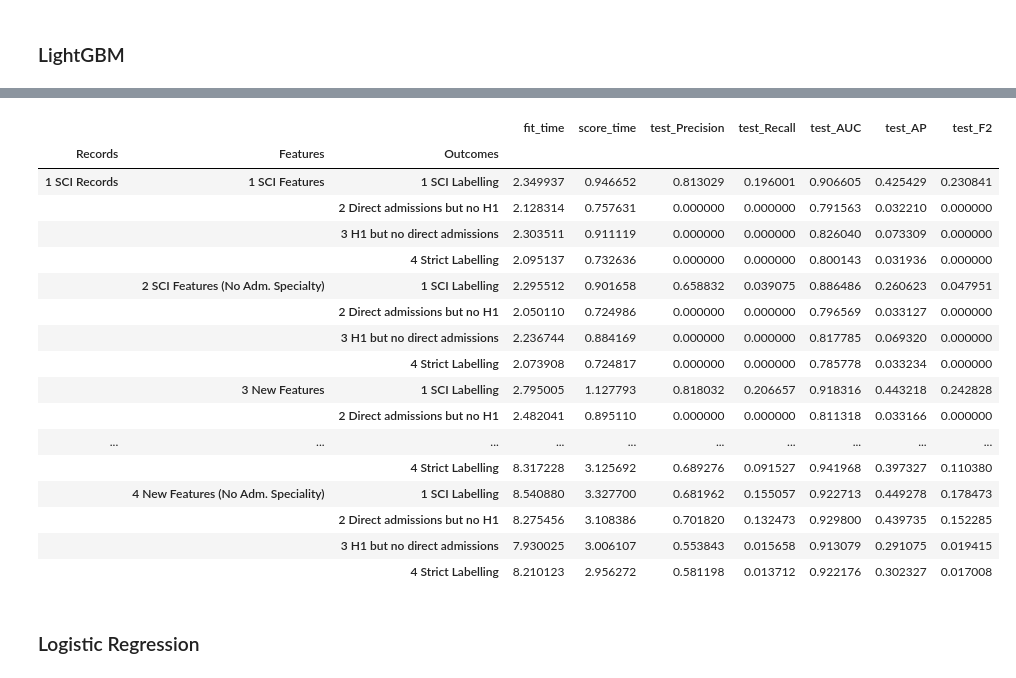
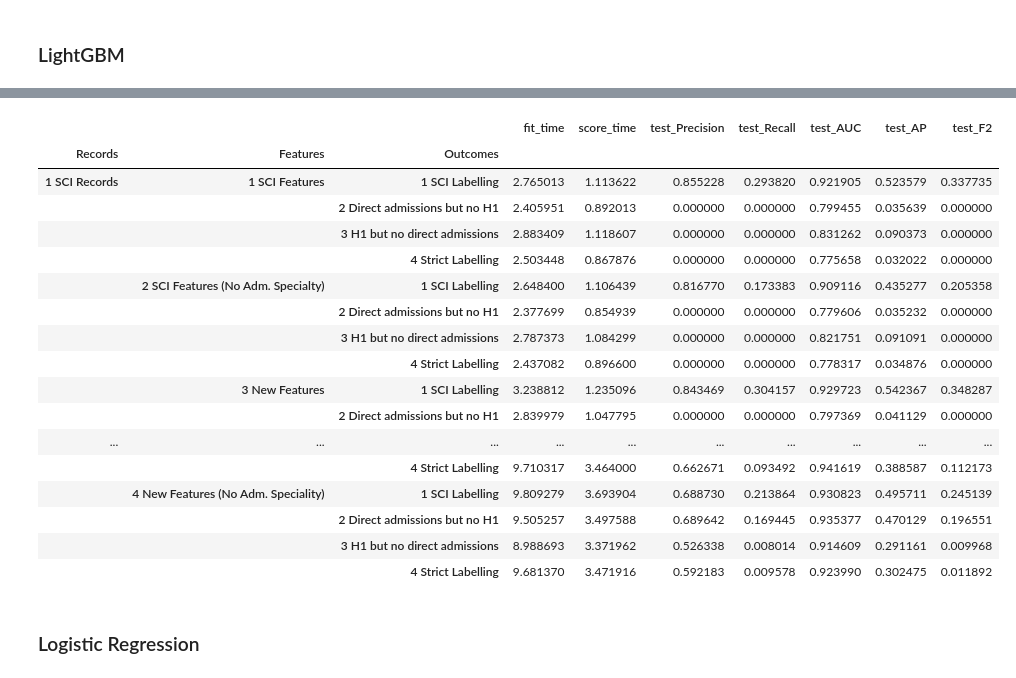
Before and after one commit to steliosbl/acute-care-pathways, a Jupyter notebook: acd_experiment/salford_dataset_replication.ipynb, the cells around one changed output, grey strips where cells are left out. Saved outputs shown, nothing was run; the diff lists cells and outputs as text; code cells hidden in the pictures.

Commit message:
Processed updated Salford dataset

```diff
--- a/acd_experiment/salford_dataset_replication.ipynb
+++ b/acd_experiment/salford_dataset_replication.ipynb
@@ -24,7 +24,6 @@ class Notebook:
     FROM_EXCEL = False
 # %%
 sal = SalfordData(pd.read_hdf(f'{Notebook.DATA_DIR}/sal_processed.h5', 'table'))
-sal = SalfordData(sal[sal.Age >= 16])
 # %% [markdown]
 ## Overlap with SCI Dataset
 # %%
@@ -114,13 +113,11 @@ from lightgbm import LGBMClassifier
 from tqdm import tqdm
 
 RESULTS = []
-def old_study_replication(sal, scii, sci_sal_intersect):
-    scores_with_notes_labs_and_hospital = ['NEWS_RespiratoryRate_Admission', 'NEWS_O2Sat_Admission', 'NEWS_Temperature_Admission', 'NEWS_BP_Admission', 'NEWS_HeartRate_Admission', 'NEWS_AVCPU_Admission', 'NEWS_BreathingDevice_Admission', 'Female', 'Age', 'Blood_Haemoglobin_Admission', 'Blood_Urea_Admission', 'Blood_Sodium_Admission', 'Blood_Potassium_Admission', 'Blood_Creatinine_Admission', 'AE_PresentingComplaint', 'AE_MainDiagnosis', 'SentToSDEC', 'Readmission', 'AdmitMethod', 'AdmissionSpecialty']
+def old_study_replication(sal, sci_sal_intersect):
+    with_notes_labs_and_hospital = ['Obs_RespiratoryRate_Admission', 'Obs_BreathingDevice_Admission', 'Obs_O2Sats_Admission', 'Obs_Temperature_Admission', 'Obs_SystolicBP_Admission', 'Obs_DiastolicBP_Admission', 'Obs_HeartRate_Admission', 'Obs_AVCPU_Admission', 'Obs_Pain_Admission', 'Obs_Nausea_Admission', 'Obs_Vomiting_Admission', 'Female', 'Age', 'Blood_Haemoglobin_Admission', 'Blood_Urea_Admission', 'Blood_Sodium_Admission', 'Blood_Potassium_Admission', 'Blood_Creatinine_Admission', 'AE_PresentingComplaint', 'AE_MainDiagnosis', 'SentToSDEC', 'Readmission', 'AdmitMethod', 'AdmissionSpecialty']
     new_features = ['Blood_DDimer_Admission', 'Blood_CRP_Admission', 'Blood_Albumin_Admission', 'Blood_WhiteCount_Admission', 'Waterlow_Score', 'CFS_Score', 'CharlsonIndex']
-    sci_news_extended = ['Respiration_rate', 'O2_saturation', 'Temperature', 'SystolicBP', 'HeartRate', 'AVCPU_Alert', 'AssistedBreathing', 'VomitingSinceLastRound', 'DiastolicBP', 'LyingDown', 'Pain', 'Oxygen_flow_rate', 'Nausea', 'BreathingDevice']
 
-    X = SalfordData(sal[scores_with_notes_labs_and_hospital + new_features]).convert_str_to_categorical(inplace=False)
-    scii = SCIData(scii.loc[sci_sal_intersect, sci_news_extended]).categorize()
+    X = SalfordData(sal[with_notes_labs_and_hospital + new_features]).convert_str_to_categorical(inplace=False)
 
     outcomes = {
         "4 Strict Labelling": sal.derive_critical_event(wards=["CCU"], ignore_admit_ward=True, return_series=True),
@@ -129,68 +126,63 @@ def old_study_replication(sal, scii, sci_sal_intersect):
         "1 SCI Labelling": sal.derive_critical_event(wards=["CCU", "HH1M"], ignore_admit_ward=False, return_series=True)
     }
     feature_sets = {
-        "1 SCI Features": X[scores_with_notes_labs_and_hospital],
-        "2 SCI Features (No Adm. Specialty)": X[scores_with_notes_labs_and_hospital[:-1]],
-        "3 New Features": X[scores_with_notes_labs_and_hospital + new_features],
-        "4 New Features (No Adm. Speciality)": X[scores_with_notes_labs_and_hospital[:-1] + new_features],
-        "5 Composite Features": pd.concat((X.loc[sci_sal_intersect, scores_with_notes_labs_and_hospital[7:]], scii), axis=1),
-        "6 Composite Features (No Adm. Speciality)": pd.concat((X.loc[sci_sal_intersect, scores_with_notes_labs_and_hospital[7:-1]], scii), axis=1),
+        "1 SCI Features": X[with_notes_labs_and_hospital],
+        "2 SCI Features (No Adm. Specialty)": X[with_notes_labs_and_hospital[:-1]],
+        "3 New Features": X[with_notes_labs_and_hospital + new_features],
+        "4 New Features (No Adm. Speciality)": X[with_notes_labs_and_hospital[:-1] + new_features],
     }
     record_sets = {
         "1 SCI Records": sci_sal_intersect,
         "2 All Records": X.index
     }
-
 
     lightgbm_parameters = dict(
         objective='binary',
         random_state=42,
         metrics=['l2', 'auc'],
         boosting_type='gbdt',
         n_jobs=1,
         is_unbalance=True
     )
 
     for i, ((y_name, y), (x_name, x), (xi_name, xi)) in tqdm(enumerate(itertools.product(outcomes.items(), feature_sets.items(), record_sets.items()))):
-        if (xi_name == '2 All Records') and ('Composite' in x_name):
-            continue
-
+        # xi = np.concatenate((y[y].sample(500).index, y[~y].sample(1000).index))
         with warnings.catch_warnings():
             warnings.simplefilter("ignore")
             RESULTS.append(
                 pd.DataFrame.from_dict(cross_validate(CalibratedClassifierCV(
                     LGBMClassifier(**lightgbm_parameters), **calibration_parameters
                 ), x.loc[xi], y.loc[xi], cv=5, n_jobs=1, scoring=cross_validation_metrics)).assign(
                     Iter=i,
                     Features=x_name,
                     Records=xi_name,
                     Outcomes=y_name
                 )
             )
 
     return RESULTS
 
-replication_results = pd.concat(old_study_replication(sal, scii, sci_sal_intersect)).drop('Iter', axis=1).groupby(['Records', 'Features', 'Outcomes']).mean()
+replication_results = pd.concat(old_study_replication(sal, sci_sal_intersect)).drop('Iter', axis=1).groupby(['Records', 'Features', 'Outcomes']).mean()
 replication_results
 # %% [output]
 |  |  |  | fit_time | score_time | test_Precision | test_Recall | test_AUC | test_AP | test_F2 |
 | Records | Features | Outcomes |  |  |  |  |  |  |  |
-| 1 SCI Records | 1 SCI Features | 1 SCI Labelling | 2.349937 | 0.946652 | 0.813029 | 0.196001 | 0.906605 | 0.425429 | 0.230841 |
-|  |  | 2 Direct admissions but no H1 | 2.128314 | 0.757631 | 0.000000 | 0.000000 | 0.791563 | 0.032210 | 0.000000 |
-|  |  | 3 H1 but no direct admissions | 2.303511 | 0.911119 | 0.000000 | 0.000000 | 0.826040 | 0.073309 | 0.000000 |
-|  |  | 4 Strict Labelling | 2.095137 | 0.732636 | 0.000000 | 0.000000 | 0.800143 | 0.031936 | 0.000000 |
-|  | 2 SCI Features (No Adm. Specialty) | 1 SCI Labelling | 2.295512 | 0.901658 | 0.658832 | 0.039075 | 0.886486 | 0.260623 | 0.047951 |
-|  |  | 2 Direct admissions but no H1 | 2.050110 | 0.724986 | 0.000000 | 0.000000 | 0.796569 | 0.033127 | 0.000000 |
-|  |  | 3 H1 but no direct admissions | 2.236744 | 0.884169 | 0.000000 | 0.000000 | 0.817785 | 0.069320 | 0.000000 |
-|  |  | 4 Strict Labelling | 2.073908 | 0.724817 | 0.000000 | 0.000000 | 0.785778 | 0.033234 | 0.000000 |
-|  | 3 New Features | 1 SCI Labelling | 2.795005 | 1.127793 | 0.818032 | 0.206657 | 0.918316 | 0.443218 | 0.242828 |
-|  |  | 2 Direct admissions but no H1 | 2.482041 | 0.895110 | 0.000000 | 0.000000 | 0.811318 | 0.033166 | 0.000000 |
+| 1 SCI Records | 1 SCI Features | 1 SCI Labelling | 2.765013 | 1.113622 | 0.855228 | 0.293820 | 0.921905 | 0.523579 | 0.337735 |
+|  |  | 2 Direct admissions but no H1 | 2.405951 | 0.892013 | 0.000000 | 0.000000 | 0.799455 | 0.035639 | 0.000000 |
+|  |  | 3 H1 but no direct admissions | 2.883409 | 1.118607 | 0.000000 | 0.000000 | 0.831262 | 0.090373 | 0.000000 |
+|  |  | 4 Strict Labelling | 2.503448 | 0.867876 | 0.000000 | 0.000000 | 0.775658 | 0.032022 | 0.000000 |
+|  | 2 SCI Features (No Adm. Specialty) | 1 SCI Labelling | 2.648400 | 1.106439 | 0.816770 | 0.173383 | 0.909116 | 0.435277 | 0.205358 |
+|  |  | 2 Direct admissions but no H1 | 2.377699 | 0.854939 | 0.000000 | 0.000000 | 0.779606 | 0.035232 | 0.000000 |
+|  |  | 3 H1 but no direct admissions | 2.787373 | 1.084299 | 0.000000 | 0.000000 | 0.821751 | 0.091091 | 0.000000 |
+|  |  | 4 Strict Labelling | 2.437082 | 0.896600 | 0.000000 | 0.000000 | 0.778317 | 0.034876 | 0.000000 |
+|  | 3 New Features | 1 SCI Labelling | 3.238812 | 1.235096 | 0.843469 | 0.304157 | 0.929723 | 0.542367 | 0.348287 |
+|  |  | 2 Direct admissions but no H1 | 2.839979 | 1.047795 | 0.000000 | 0.000000 | 0.797369 | 0.041129 | 0.000000 |
 | ... | ... | ... | ... | ... | ... | ... | ... | ... | ... |
-|  |  | 4 Strict Labelling | 8.317228 | 3.125692 | 0.689276 | 0.091527 | 0.941968 | 0.397327 | 0.110380 |
-|  | 4 New Features (No Adm. Speciality) | 1 SCI Labelling | 8.540880 | 3.327700 | 0.681962 | 0.155057 | 0.922713 | 0.449278 | 0.178473 |
-|  |  | 2 Direct admissions but no H1 | 8.275456 | 3.108386 | 0.701820 | 0.132473 | 0.929800 | 0.439735 | 0.152285 |
-|  |  | 3 H1 but no direct admissions | 7.930025 | 3.006107 | 0.553843 | 0.015658 | 0.913079 | 0.291075 | 0.019415 |
-|  |  | 4 Strict Labelling | 8.210123 | 2.956272 | 0.581198 | 0.013712 | 0.922176 | 0.302327 | 0.017008 |
+|  |  | 4 Strict Labelling | 9.710317 | 3.464000 | 0.662671 | 0.093492 | 0.941619 | 0.388587 | 0.112173 |
+|  | 4 New Features (No Adm. Speciality) | 1 SCI Labelling | 9.809279 | 3.693904 | 0.688730 | 0.213864 | 0.930823 | 0.495711 | 0.245139 |
+|  |  | 2 Direct admissions but no H1 | 9.505257 | 3.497588 | 0.689642 | 0.169445 | 0.935377 | 0.470129 | 0.196551 |
+|  |  | 3 H1 but no direct admissions | 8.988693 | 3.371962 | 0.526338 | 0.008014 | 0.914609 | 0.291161 | 0.009968 |
+|  |  | 4 Strict Labelling | 9.681370 | 3.471916 | 0.592183 | 0.009578 | 0.923990 | 0.302475 | 0.011892 |
 # %% [markdown]
 ### Logistic Regression
 # %%
```
Also changed, not shown: parts of 1 cell of this notebook, 5 other files.
